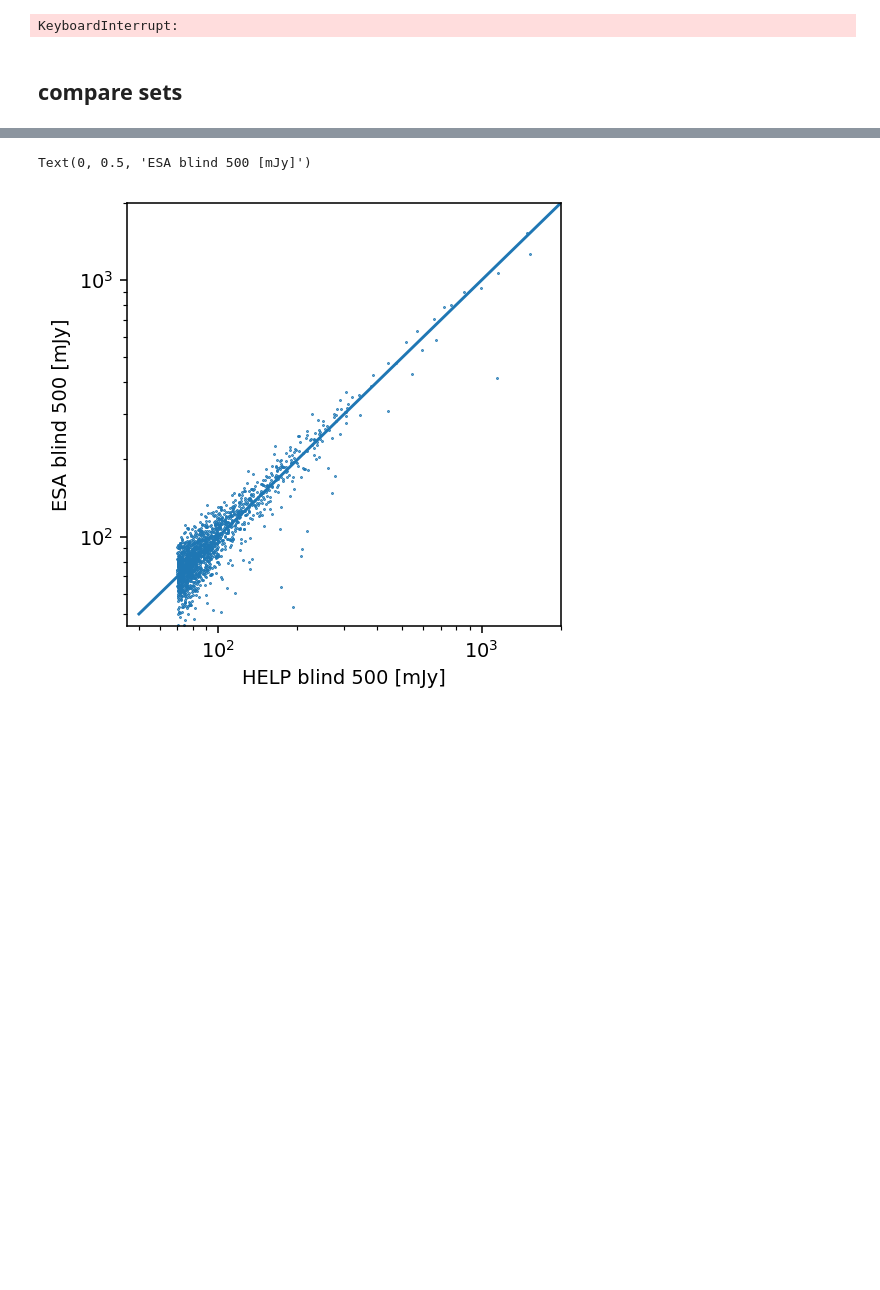
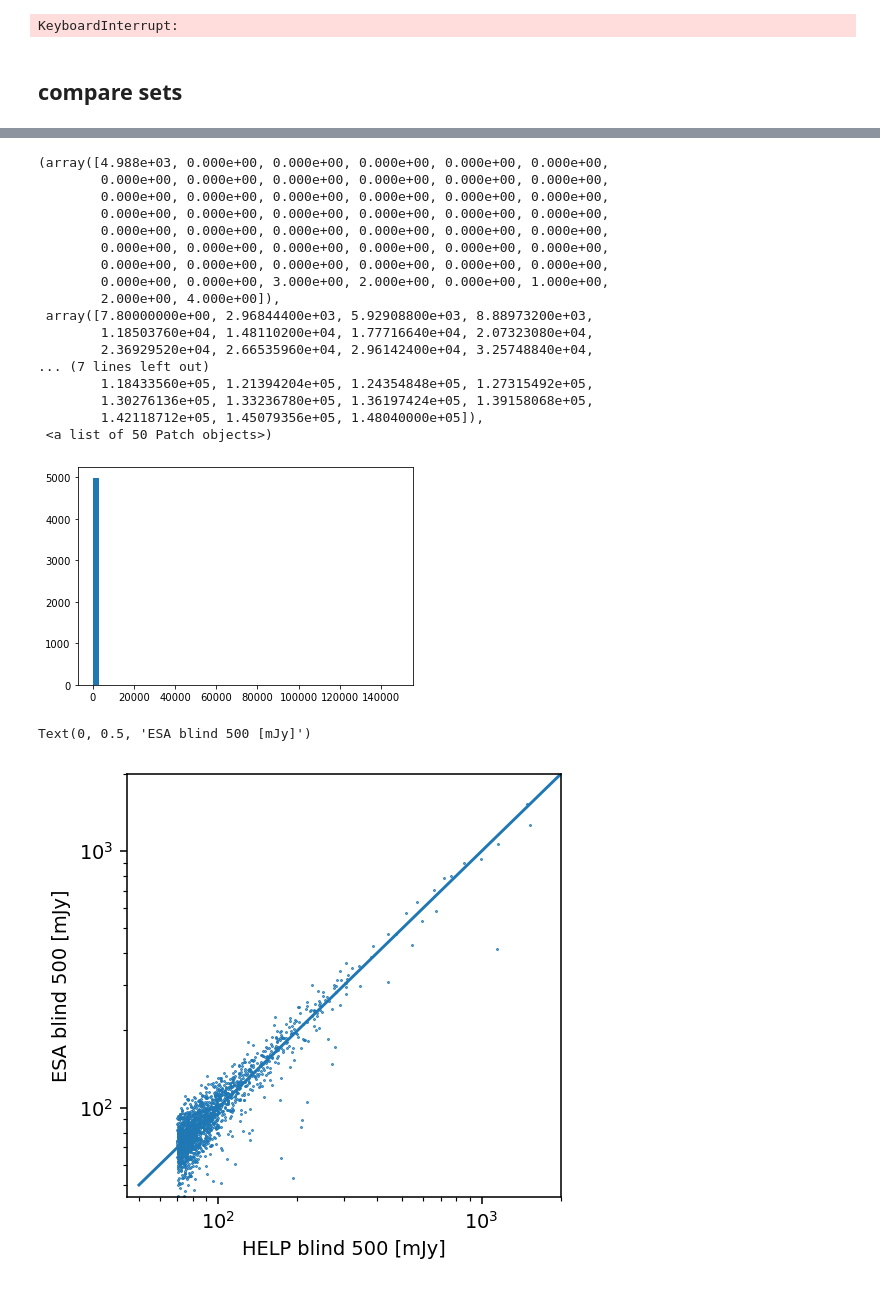
Before and after one commit to H-E-L-P/dmu_products, a Jupyter notebook: dmu22/dmu22_red_source/2_Investigate_red_objects.ipynb, the cells around one changed output, grey strips where cells are left out. Cells and saved outputs as stored; diff of their text form; code cells hidden in the pictures; blank space fills up the shorter version.

```diff
--- a/dmu22/dmu22_red_source/2_Investigate_red_objects.ipynb
+++ b/dmu22/dmu22_red_source/2_Investigate_red_objects.ipynb
@@ -230,3 +264,24 @@ master_catalogue = clean_table(master_catalogue)
+# %%
+plt.hist(master_catalogue['esa_fluxsus'], bins=50)
+# %% [output]
+(array([4.988e+03, 0.000e+00, 0.000e+00, 0.000e+00, 0.000e+00, 0.000e+00,
+        0.000e+00, 0.000e+00, 0.000e+00, 0.000e+00, 0.000e+00, 0.000e+00,
+        0.000e+00, 0.000e+00, 0.000e+00, 0.000e+00, 0.000e+00, 0.000e+00,
+        0.000e+00, 0.000e+00, 0.000e+00, 0.000e+00, 0.000e+00, 0.000e+00,
+        0.000e+00, 0.000e+00, 0.000e+00, 0.000e+00, 0.000e+00, 0.000e+00,
+        0.000e+00, 0.000e+00, 0.000e+00, 0.000e+00, 0.000e+00, 0.000e+00,
+        0.000e+00, 0.000e+00, 0.000e+00, 0.000e+00, 0.000e+00, 0.000e+00,
+        0.000e+00, 0.000e+00, 3.000e+00, 2.000e+00, 0.000e+00, 1.000e+00,
+        2.000e+00, 4.000e+00]),
+ array([7.80000000e+00, 2.96844400e+03, 5.92908800e+03, 8.88973200e+03,
+        1.18503760e+04, 1.48110200e+04, 1.77716640e+04, 2.07323080e+04,
+        2.36929520e+04, 2.66535960e+04, 2.96142400e+04, 3.25748840e+04,
+... (7 lines left out)
+        1.18433560e+05, 1.21394204e+05, 1.24354848e+05, 1.27315492e+05,
+        1.30276136e+05, 1.33236780e+05, 1.36197424e+05, 1.39158068e+05,
+        1.42118712e+05, 1.45079356e+05, 1.48040000e+05]),
+ <a list of 50 Patch objects>)
+[figure, added]
 # %%
 both = (master_catalogue['blind_F_SPIRE_500'] > 0) & (master_catalogue['esa_fluxsus'] > 0)
 # %%
```
Also changed, not shown: parts of 7 cells of this notebook.
